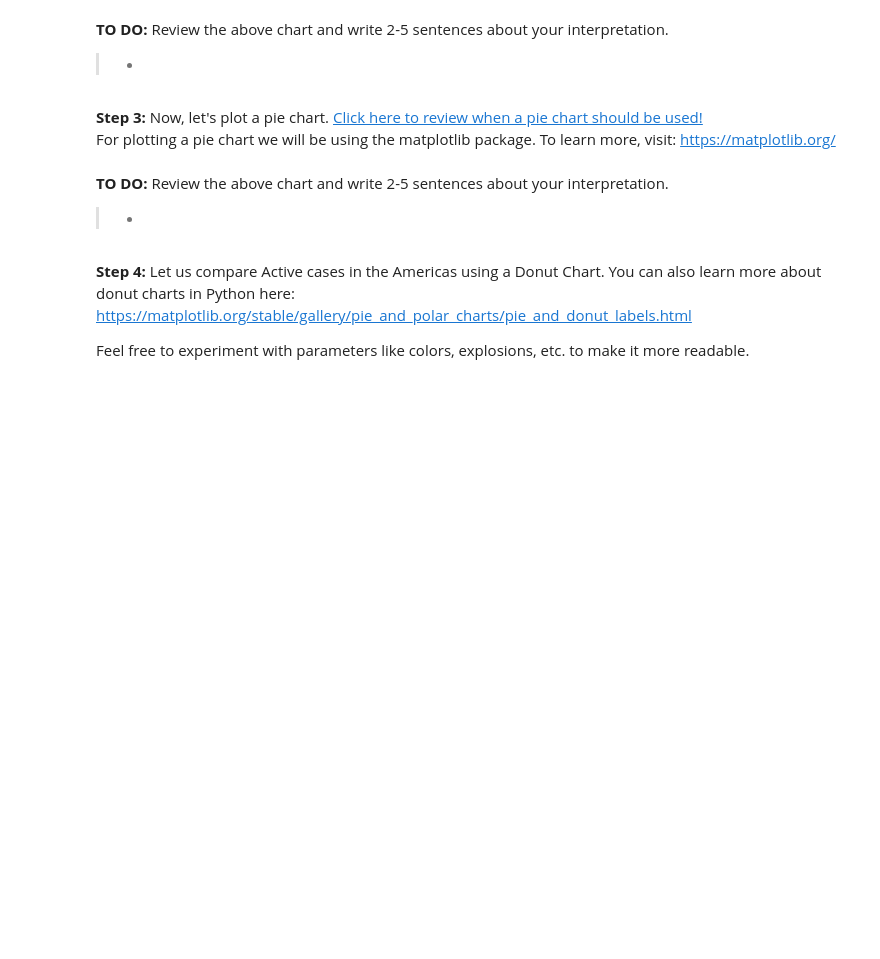
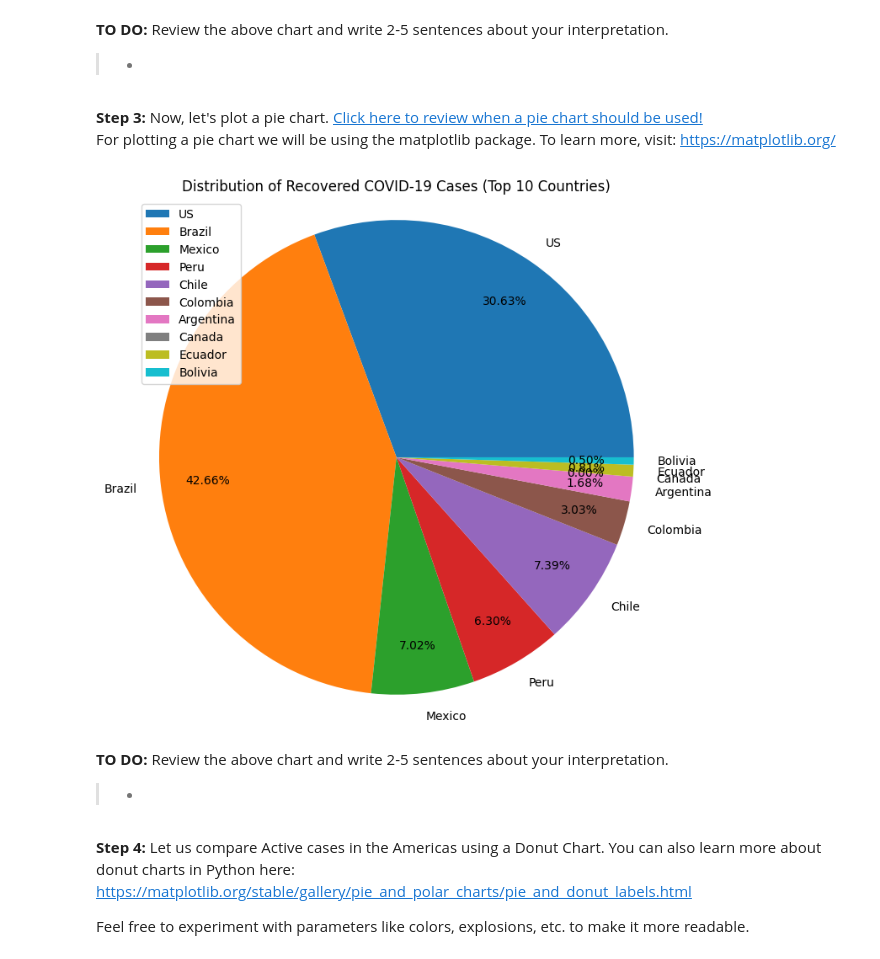
Before and after one commit to chipojaya1/myNEBDHub, a Jupyter notebook: Covid-19/NSDC_Data_Science_Projects_COVID_19_Data_Dashboard_Project.ipynb, the cells around one changed output. Cells and saved outputs as stored; diff of their text form; code cells hidden in the pictures; blank space fills up the shorter version.

Commit message:
top 10 countries

```diff
--- a/Covid-19/NSDC_Data_Science_Projects_COVID_19_Data_Dashboard_Project.ipynb
+++ b/Covid-19/NSDC_Data_Science_Projects_COVID_19_Data_Dashboard_Project.ipynb
@@ -259,12 +264,14 @@ plt.show()
 <br> For plotting a pie chart we will be using the matplotlib package. To learn more, visit: https://matplotlib.org/
 # %%
 #TODO: Plot a pie chart for the top 10 countries to show the Distributition of Recovered COVID Cases
-plt.figure(figsize=(8,8))
-patches, text, autotexts = plt.pie(new_data['Recovered'], labels = new_data['________'],autopct="%0.2f%%", pctdistance=0.8)
-plt.title("____________") #Hint: Check the TODO statement!
+plt.figure(figsize=(8, 8))
+patches, text, autotexts = plt.pie(new_data['Recovered'], labels=new_data['Country/Region'], autopct="%0.2f%%", pctdistance=0.8)
+plt.title("Distribution of Recovered COVID-19 Cases (Top 10 Countries)")
 plt.axis('equal')
-plt.legend(patches,new_data['_________'] )
+plt.legend(patches, new_data['Country/Region'])
 plt.show()
+# %% [output]
+[figure, added]
 # %% [markdown]
 **TO DO:** Review the above chart and write 2-5 sentences about your interpretation.
 
```
Also changed, not shown: parts of 3 cells of this notebook.
